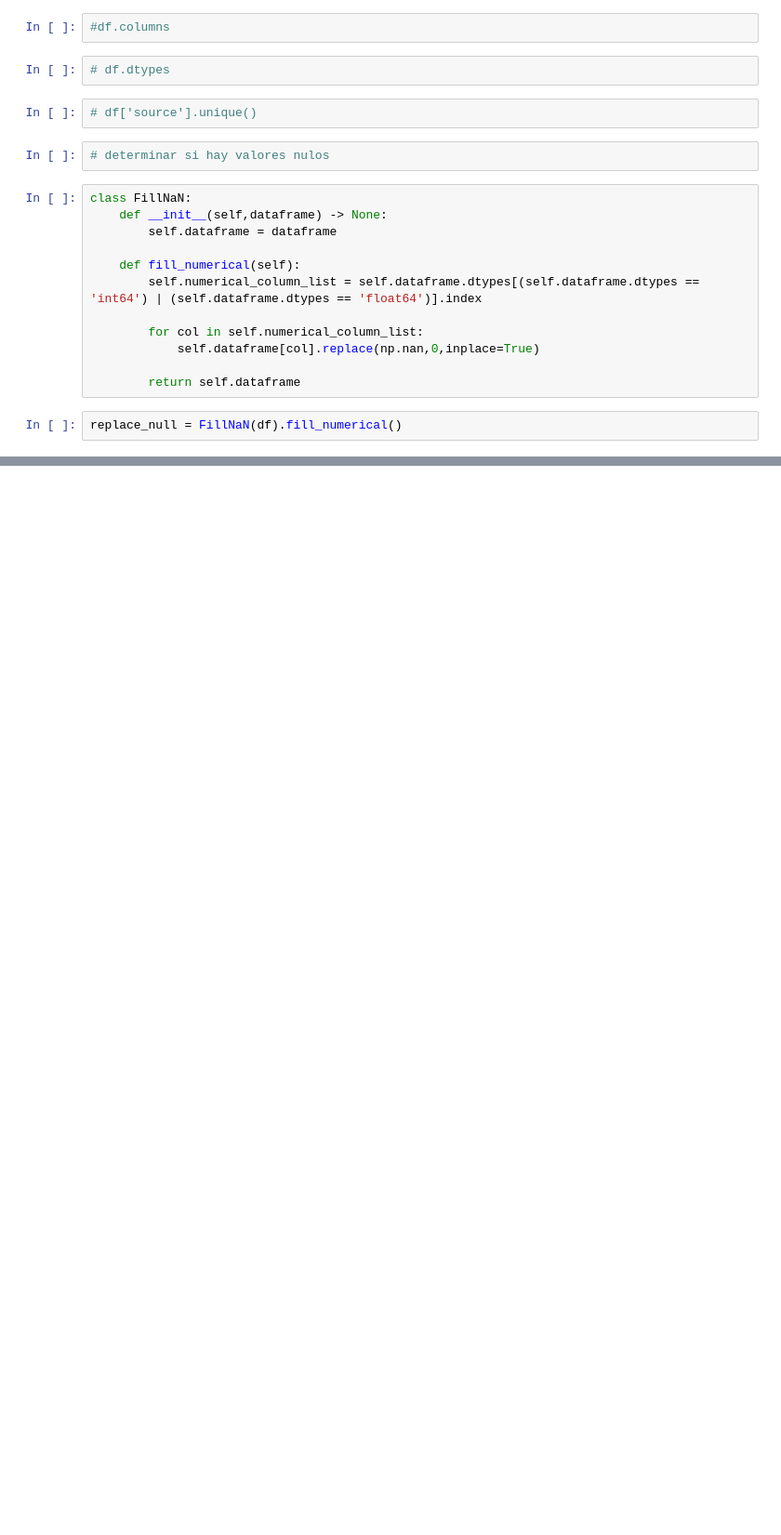
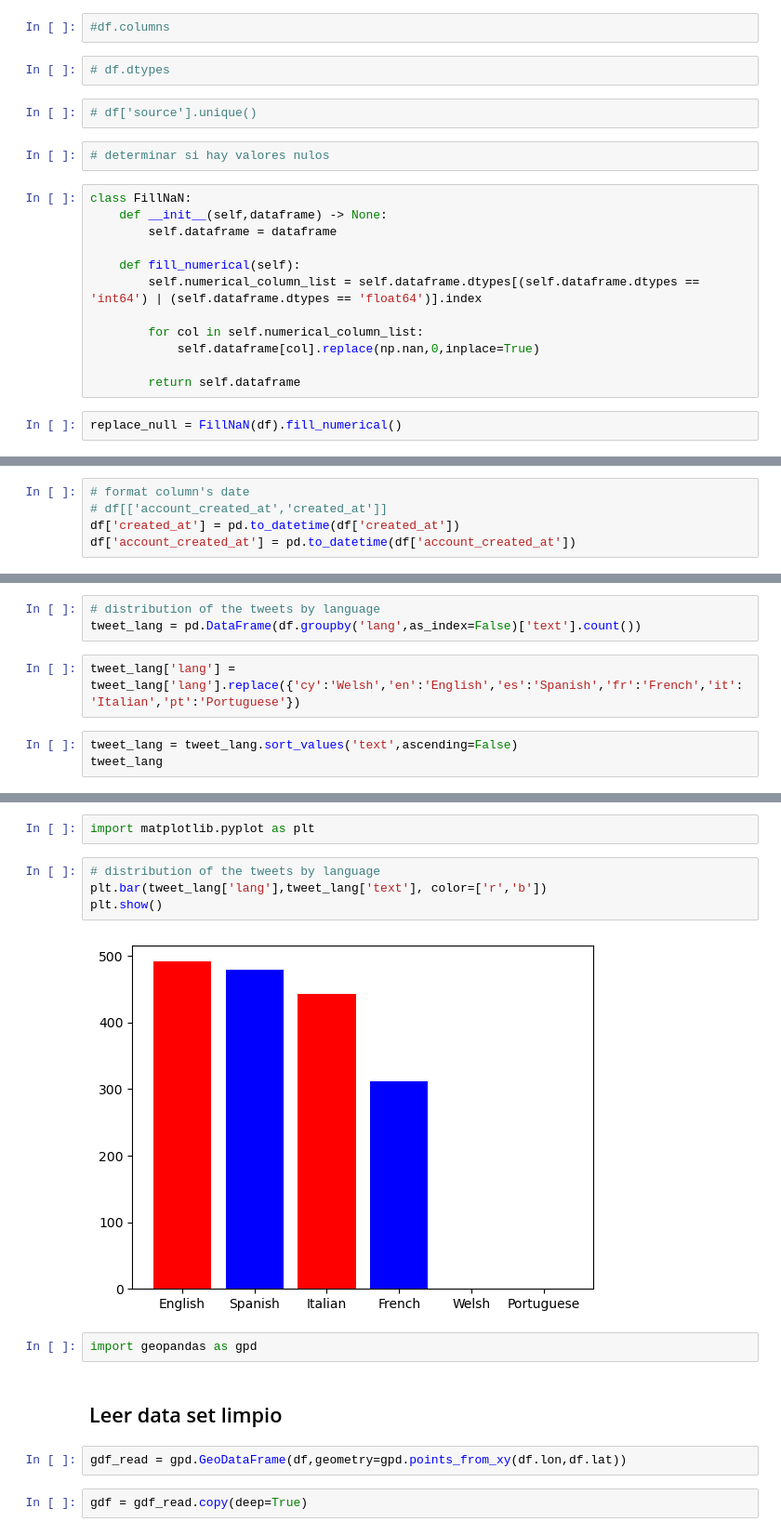
Before and after one commit to r3card0/Twitter-exercise-BI, a Jupyter notebook: Data_Gathering-Transformation.ipynb, the cells around one changed output, grey strips where cells are left out. Shown at 93% size. Cells and saved outputs as stored; diff of their text form; blank space fills up the shorter version.

Commit message:
bar chart by lang, map of mexico

```diff
--- a/Data_Gathering-Transformation.ipynb
+++ b/Data_Gathering-Transformation.ipynb
@@ -60,0 +55,5 @@ df
+# %%
+# format column's date
+# df[['account_created_at','created_at']]
+df['created_at'] = pd.to_datetime(df['created_at'])
+df['account_created_at'] = pd.to_datetime(df['account_created_at'])
@@ -60,0 +96,8 @@ df
+# %%
+# distribution of the tweets by language
+tweet_lang = pd.DataFrame(df.groupby('lang',as_index=False)['text'].count())
+# %%
+tweet_lang['lang'] = tweet_lang['lang'].replace({'cy':'Welsh','en':'English','es':'Spanish','fr':'French','it':'Italian','pt':'Portuguese'})
+# %%
+tweet_lang = tweet_lang.sort_values('text',ascending=False)
+tweet_lang
@@ -60,0 +112,16 @@ df
+# %%
+import matplotlib.pyplot as plt
+# %%
+# distribution of the tweets by language
+plt.bar(tweet_lang['lang'],tweet_lang['text'], color=['r','b'])
+plt.show()
+# %% [output]
+[figure, added]
+# %%
+import geopandas as gpd
+# %% [markdown]
+## Leer data set limpio
+# %%
+gdf_read = gpd.GeoDataFrame(df,geometry=gpd.points_from_xy(df.lon,df.lat))
+# %%
+gdf = gdf_read.copy(deep=True)
```
Also changed, not shown: parts of 18 cells of this notebook.
